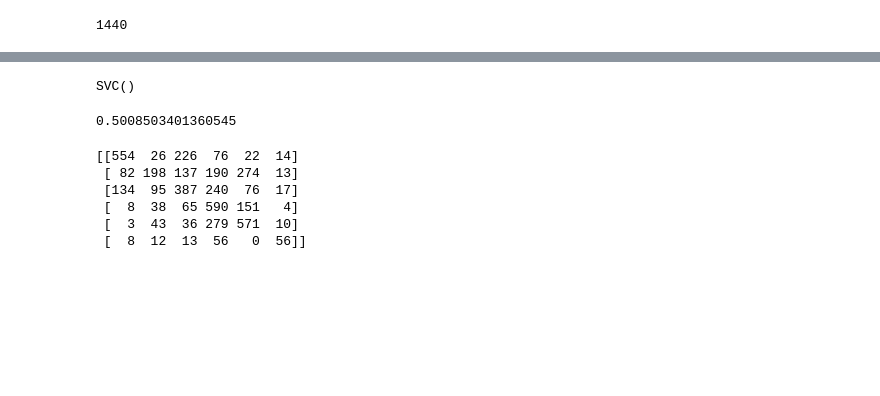
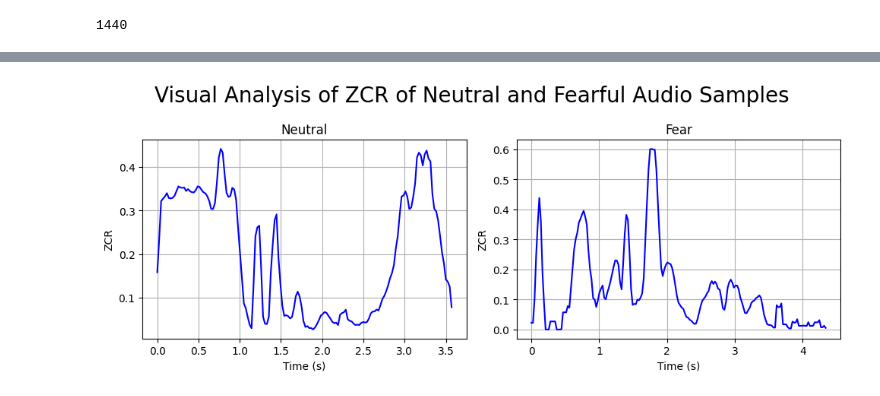
Before and after one commit to Ruthamey1/speech_emotion, a Jupyter notebook: Graphs.ipynb, the cells around one changed output, grey strips where cells are left out. Cells and saved outputs as stored; diff of their text form; code cells hidden in the pictures; blank space fills up the shorter version.

```diff
--- a/Graphs.ipynb
+++ b/Graphs.ipynb
@@ -224,15 +283,0 @@ plt.show()
-# %%
-fig, axes = plt.subplots(1, 3, figsize=(12, 4))
-
-sad_examples = ['savee_dataset/JK_sa01.wav', 'crema_d_dataset/1042_ITS_SAD_XX.wav',
-                'ravdess_dataset/Actor_13/03-01-04-01-01-01-13.wav']
-
-for i, sad in enumerate(sad_examples):
-    file = os.path.join(sad)
-    y, sr = librosa.load(file)
-    mfccs = librosa.feature.mfcc(y=y, sr=sr, n_mfcc=13)
-    ax = axes.flatten()[i]
-    librosa.display.specshow(mfccs, x_axis='time', ax=ax)
-
-plt.tight_layout()
-plt.show()
@@ -408,3 +283,0 @@ Name: Path, Length: 7839, dtype: object
-# %%
-path = np.array(data.folder+data.Path)[1]
-dat, sample_rate = librosa.load(path)
@@ -718,23 +284,35 @@ print(confusion_matrix(y_test, predicted_classes))
-# %%
-from sklearn import svm
-
-model=svm.SVC()
-model.fit(X_reshaped,y_train)
-# %% [output]
-SVC()
-# %%
-y_pred = model.predict(X_test_reshaped)
-print(accuracy_score(y_test, y_pred))
-# %% [output]
-0.5008503401360545
-# %%
-from sklearn.metrics import confusion_matrix
-
-print(confusion_matrix(y_test, y_pred))
-# %% [output]
-[[554  26 226  76  22  14]
- [ 82 198 137 190 274  13]
- [134  95 387 240  76  17]
- [  8  38  65 590 151   4]
- [  3  43  36 279 571  10]
- [  8  12  13  56   0  56]]
+# %%
+#ZCR for neutral and fear audio
+neutral,n_sr=librosa.load('ravdess_dataset/Actor_10/03-01-02-01-01-01-10.wav')
+fear,f_sr=librosa.load('ravdess_dataset/Actor_07/03-01-05-02-02-02-07.wav')
+
+n_zcr=librosa.feature.zero_crossing_rate(y=neutral)
+f_zcr=librosa.feature.zero_crossing_rate(y=fear)
+
+
+# Create time axes
+n_time_zcr = np.linspace(0, len(neutral)/n_sr, len(n_rmse[0]))
+f_time_zcr = np.linspace(0, len(fear)/f_sr, len(f_rmse[0]))
+# Create subplots
+fig, ax = plt.subplots(1, 2, figsize=(10, 4))
+
+# Plot neutral
+ax[0].plot(n_time_zcr, n_zcr[0], color='b')
+ax[0].set_title('Neutral')
+ax[0].set_xlabel('Time (s)')
+ax[0].set_ylabel('ZCR')
+ax[0].grid(True)
+
+# Plot fear
+ax[1].plot(f_time_zcr, f_zcr[0], color='b')
+ax[1].set_title('Fear')
+ax[1].set_xlabel('Time (s)')
+ax[1].set_ylabel('ZCR')
+ax[1].grid(True)
+
+
+plt.suptitle('Visual Analysis of ZCR of Neutral and Fearful Audio Samples', fontsize=20)
+plt.tight_layout()
+plt.show()
+# %% [output]
+[figure, added]
```
Also changed, not shown: parts of 78 cells of this notebook, 30 other files.
